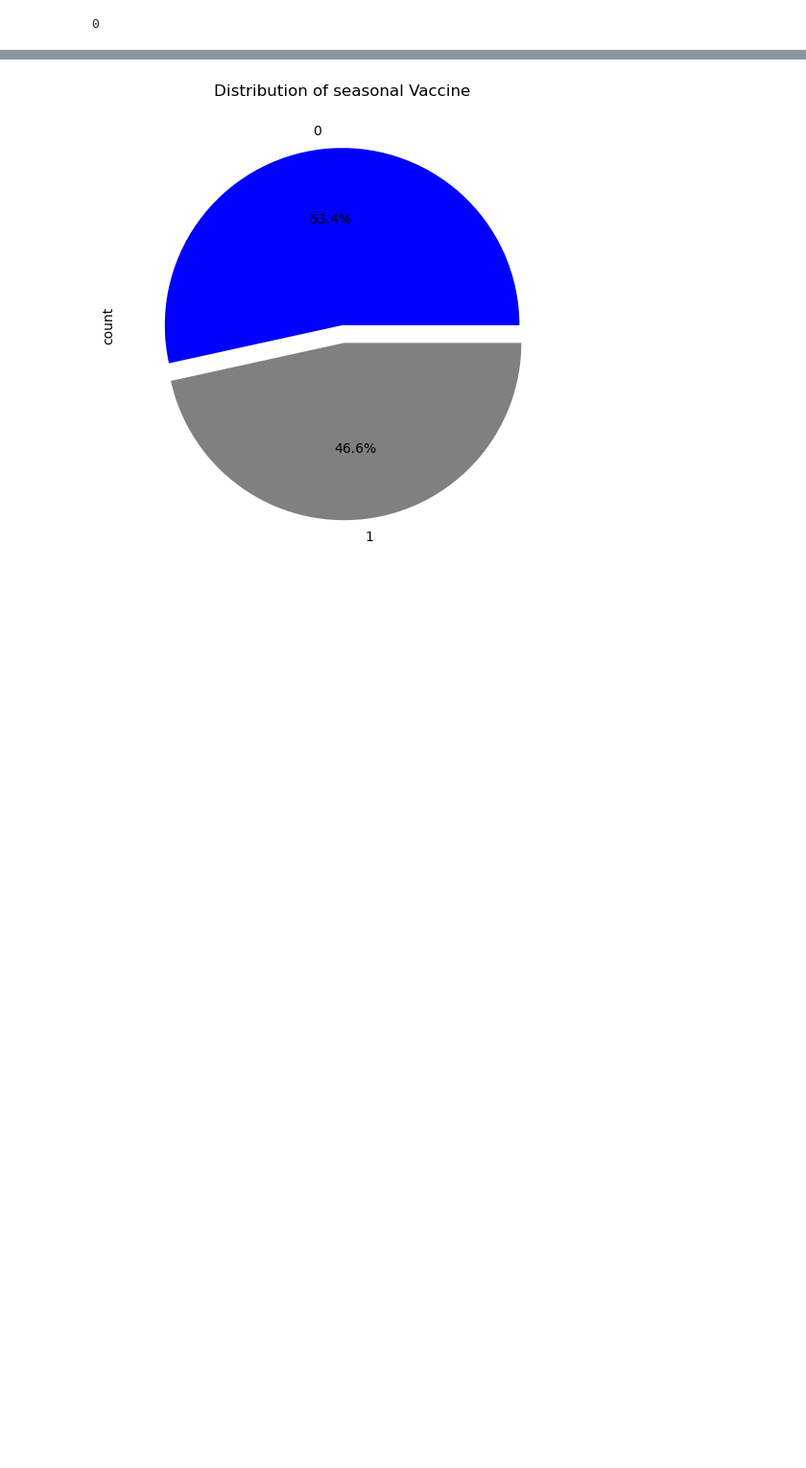
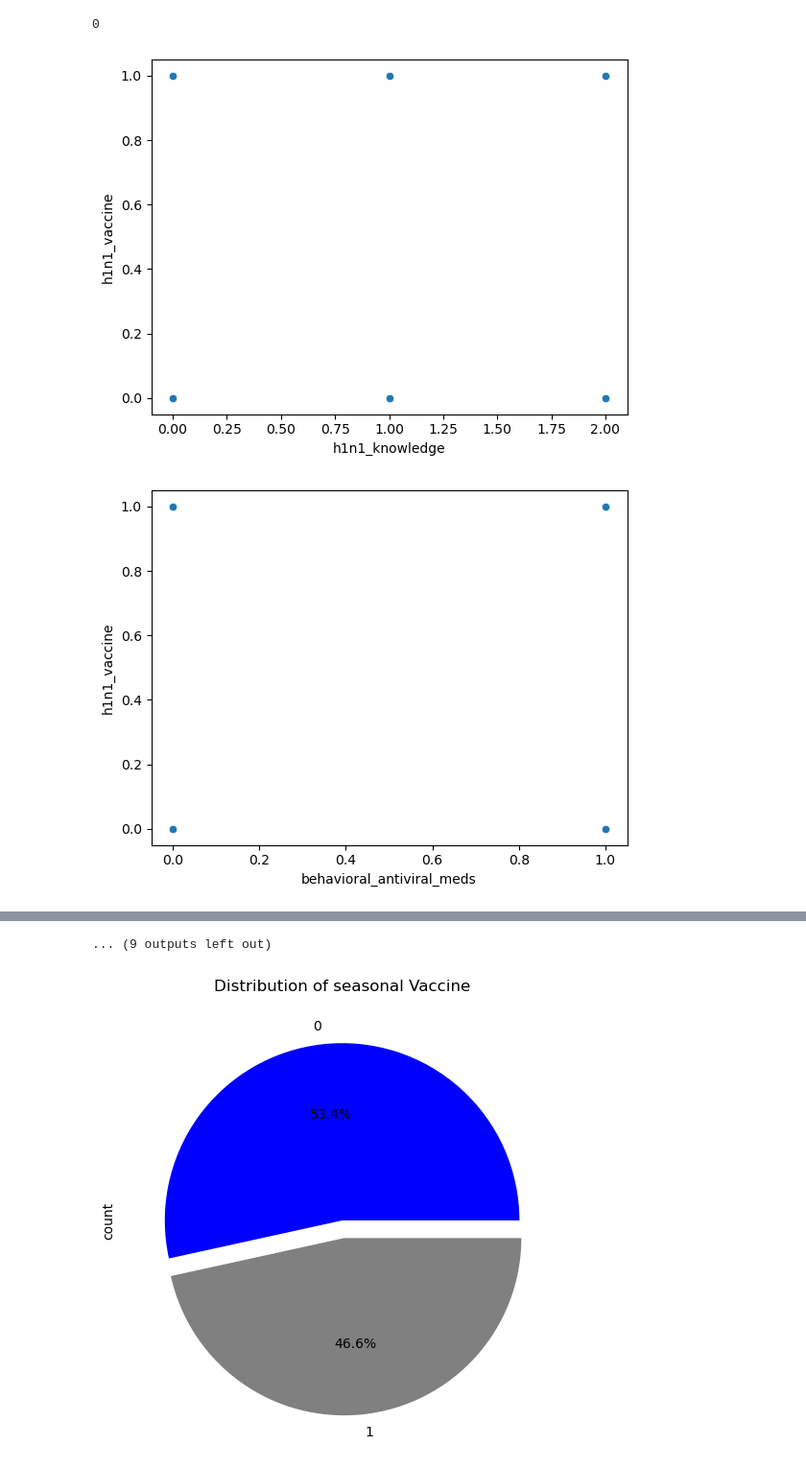
Before and after one commit to Victong-28/PHASE3_PROJECTGROUP11, a Jupyter notebook: group11project.ipynb, the cells around one changed output, grey strips where cells are left out. Shown at 96% size. Saved outputs shown, nothing was run; the diff lists cells and outputs as text; code cells hidden in the pictures; blank space fills up the shorter version.

```diff
--- a/group11project.ipynb
+++ b/group11project.ipynb
@@ -223,15 +223,18 @@ df1.duplicated().sum()
 # %% [output]
 0
 # %%
-# for i in [ 'h1n1_knowledge',
-#        'behavioral_antiviral_meds', 'behavioral_avoidance',
-#        'behavioral_face_mask', 'behavioral_wash_hands',
-#        'behavioral_large_gatherings', 'behavioral_outside_home',
-#        'behavioral_touch_face', 'doctor_recc_h1n1', 'doctor_recc_seasonal',
-#        'chronic_med_condition', 'child_under_6_months', 'health_worker',
-#         'opinion_h1n1_vacc_effective', 'opinion_h1n1_risk',
-#        'opinion_h1n1_sick_from_vacc', 'opinion_seas_vacc_effective',
-#        'opinion_seas_risk', 'opinion_seas_sick_from_vacc', 'household_adults',
-#        'household_children']:
-#     sns.scatterplot(data=df1, x=i, y='h1n1_vaccine')
-#     plt.show()
+for i in [ 'h1n1_knowledge',
+       'behavioral_antiviral_meds', 'behavioral_avoidance',
+       'behavioral_face_mask', 'behavioral_wash_hands',
+       'behavioral_large_gatherings', 'behavioral_outside_home',
+       'behavioral_touch_face', 'doctor_recc_h1n1', 'doctor_recc_seasonal',
+       'chronic_med_condition', 'child_under_6_months', 'health_worker',
+        'opinion_h1n1_vacc_effective', 'opinion_h1n1_risk',
+       'opinion_h1n1_sick_from_vacc', 'opinion_seas_vacc_effective',
+       'opinion_seas_risk', 'opinion_seas_sick_from_vacc', 'household_adults',
+       'household_children']:
+    sns.scatterplot(data=df1, x=i, y='h1n1_vaccine')
+    plt.show()
+# %% [output]
+[figure, added]
+[figure, added]
@@ -238,3 +251,4 @@ df1.duplicated().sum()
+... (9 outputs left out)
 # %%
 # checking for data distribution for target variable using pie chart
 plt.figure(figsize=(6,6))
```
Also changed, not shown: parts of 16 cells of this notebook.
